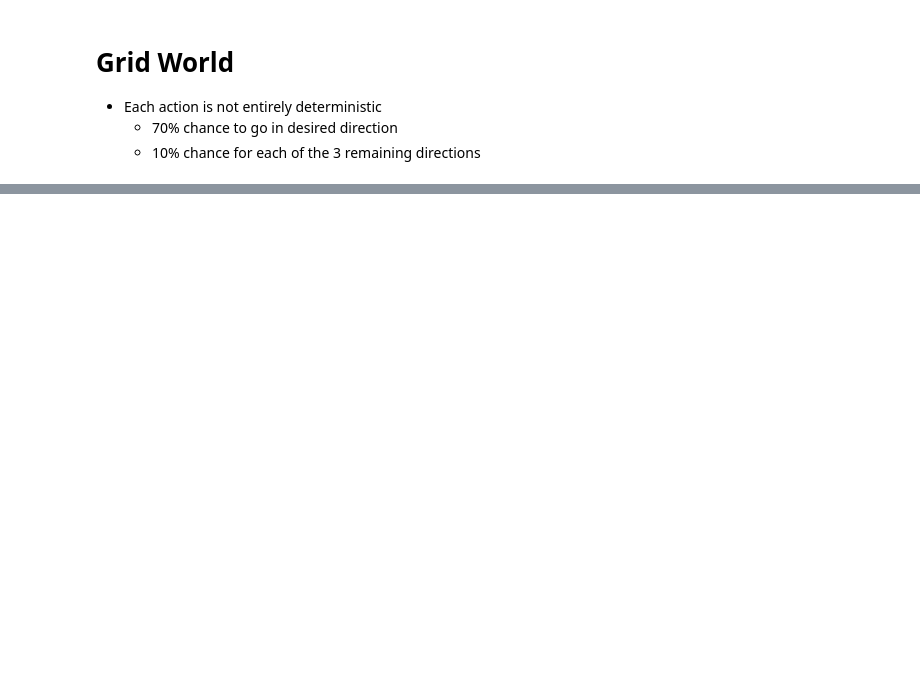
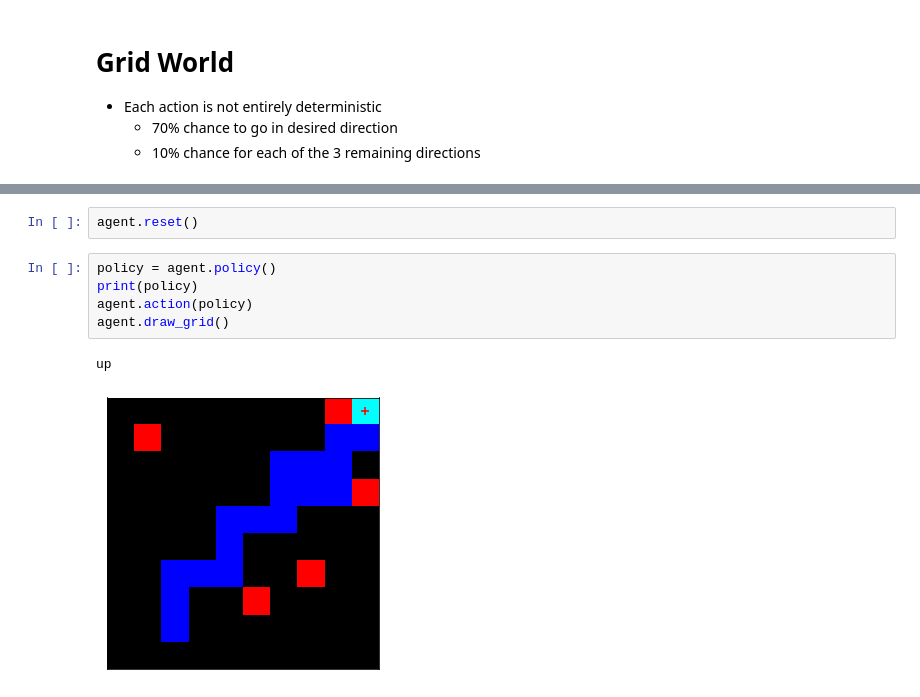
Before and after one commit to WhiffleFish/Grid, a Jupyter notebook: GridWorld.ipynb, the cells around one changed output, grey strips where cells are left out. Drawn from its saved outputs; the diff is of its cells as text; blank space fills up the shorter version.

```diff
--- a/GridWorld.ipynb
+++ b/GridWorld.ipynb
@@ -127,0 +31,10 @@ Final Score: 0
+# %%
+agent.reset()
+# %%
+policy = agent.policy()
+print(policy)
+agent.action(policy)
+agent.draw_grid()
+# %% [output]
+up
+[figure, added]
```
Also changed, not shown: parts of 7 cells of this notebook.
